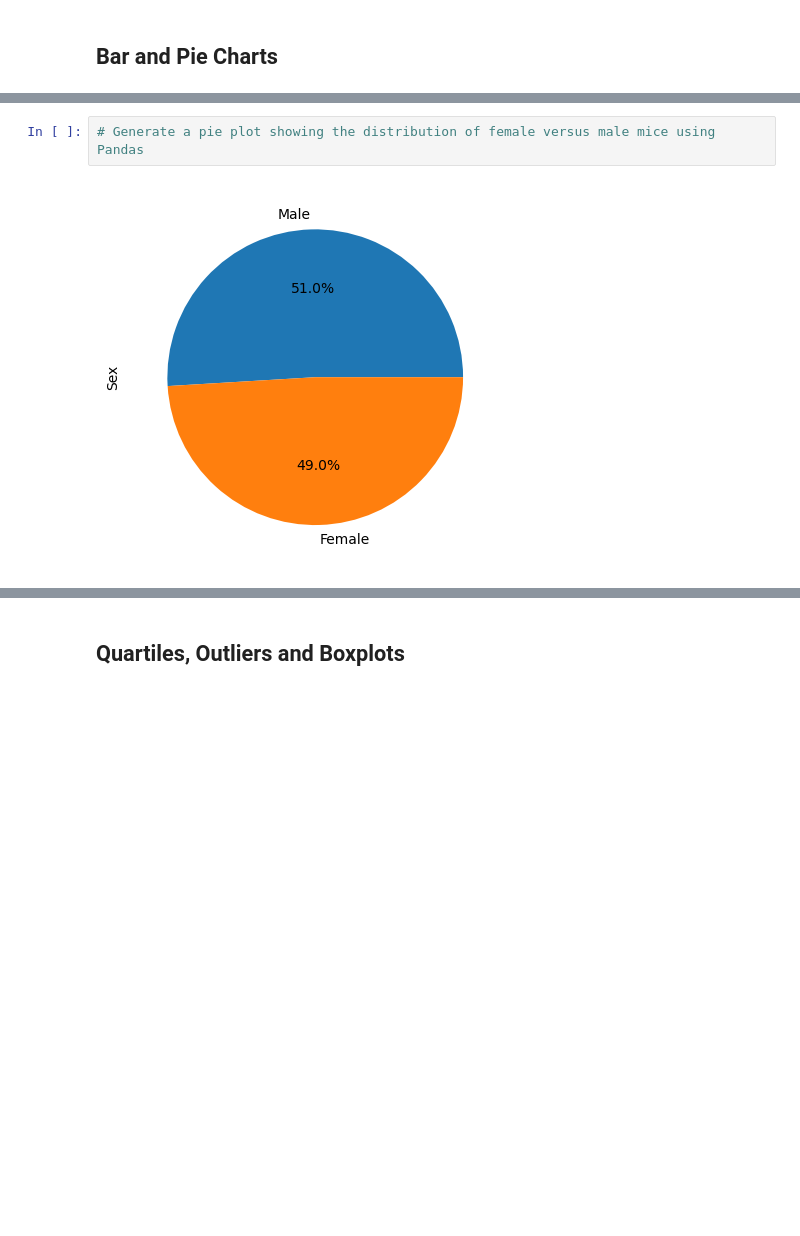
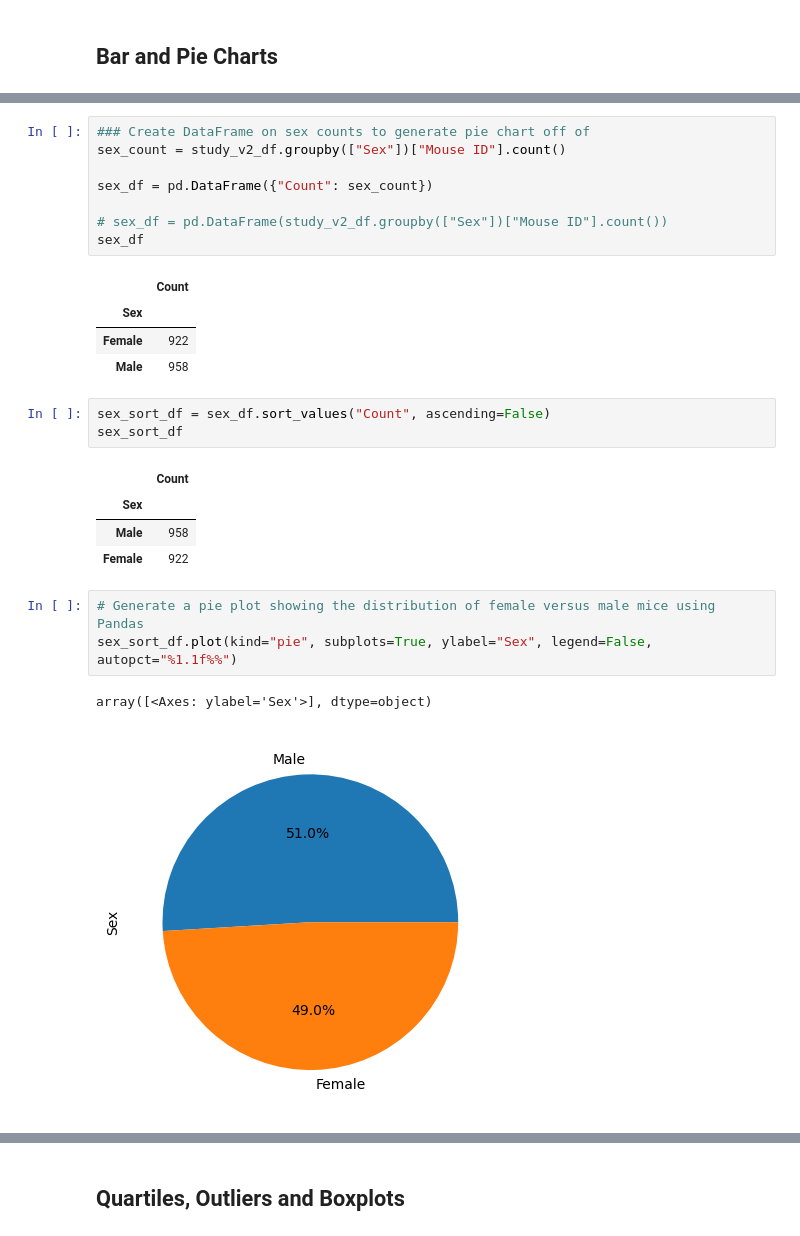
Before and after one commit to TuAnonShaman/SG_Module_5_Challenge, a Jupyter notebook: Pymaceuticals/sg_pymaceuticals.ipynb, the cells around one changed output, grey strips where cells are left out. Saved outputs shown, nothing was run; the diff lists cells and outputs as text; blank space fills up the shorter version.

```diff
--- a/Pymaceuticals/sg_pymaceuticals.ipynb
+++ b/Pymaceuticals/sg_pymaceuticals.ipynb
@@ -226,6 +277,29 @@ memory usage: 132.4+ KB
+# %%
+### Create DataFrame on sex counts to generate pie chart off of
+sex_count = study_v2_df.groupby(["Sex"])["Mouse ID"].count()
+
+sex_df = pd.DataFrame({"Count": sex_count})
+
+# sex_df = pd.DataFrame(study_v2_df.groupby(["Sex"])["Mouse ID"].count())
+sex_df
+# %% [output]
+|  | Count |
+| Sex |  |
+| Female | 922 |
+| Male | 958 |
+# %%
+sex_sort_df = sex_df.sort_values("Count", ascending=False)
+sex_sort_df
+# %% [output]
+|  | Count |
+| Sex |  |
+| Male | 958 |
+| Female | 922 |
 # %%
 # Generate a pie plot showing the distribution of female versus male mice using Pandas
+sex_sort_df.plot(kind="pie", subplots=True, ylabel="Sex", legend=False, autopct="%1.1f%%")
 # %% [output]
+array([<Axes: ylabel='Sex'>], dtype=object)
-[figure, old version]
+[figure, new version]
 # %%
 # Generate a pie plot showing the distribution of female versus male mice using pyplot
```
Also changed, not shown: parts of 24 cells of this notebook, 3 other files.
